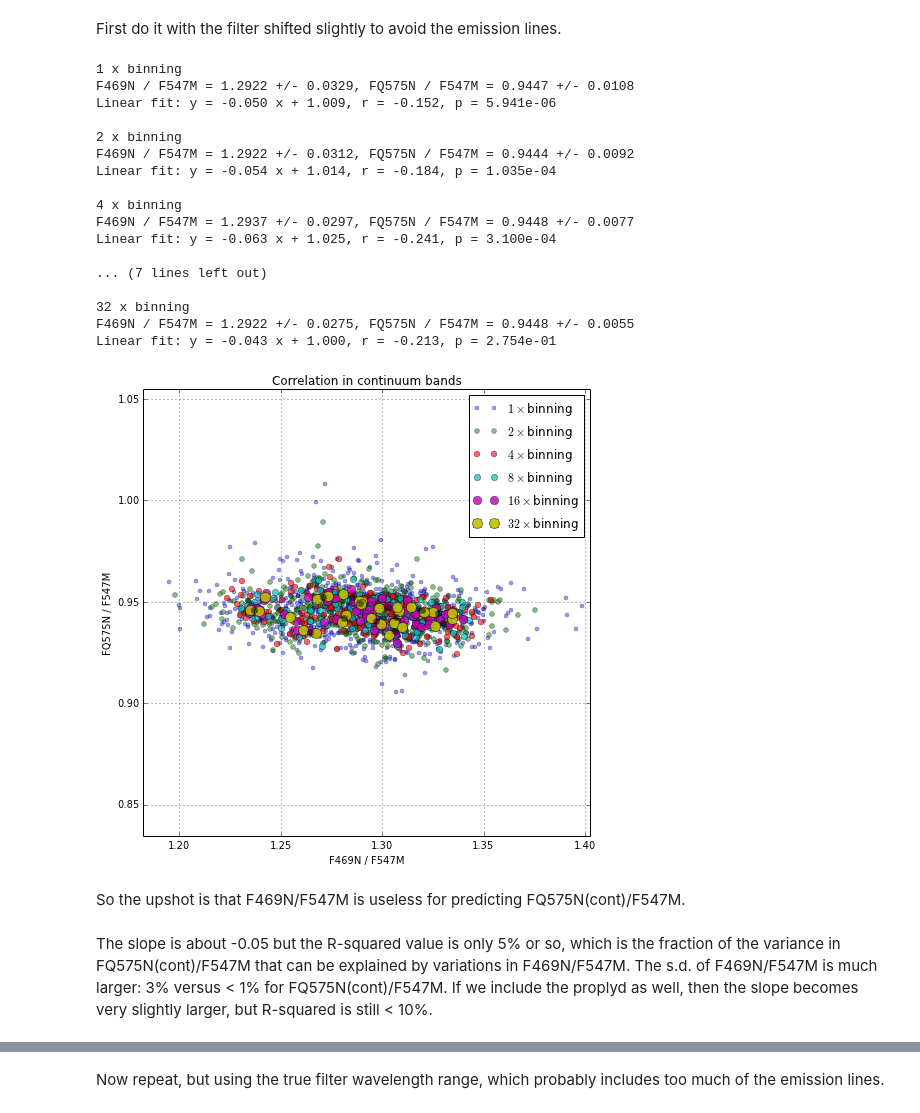
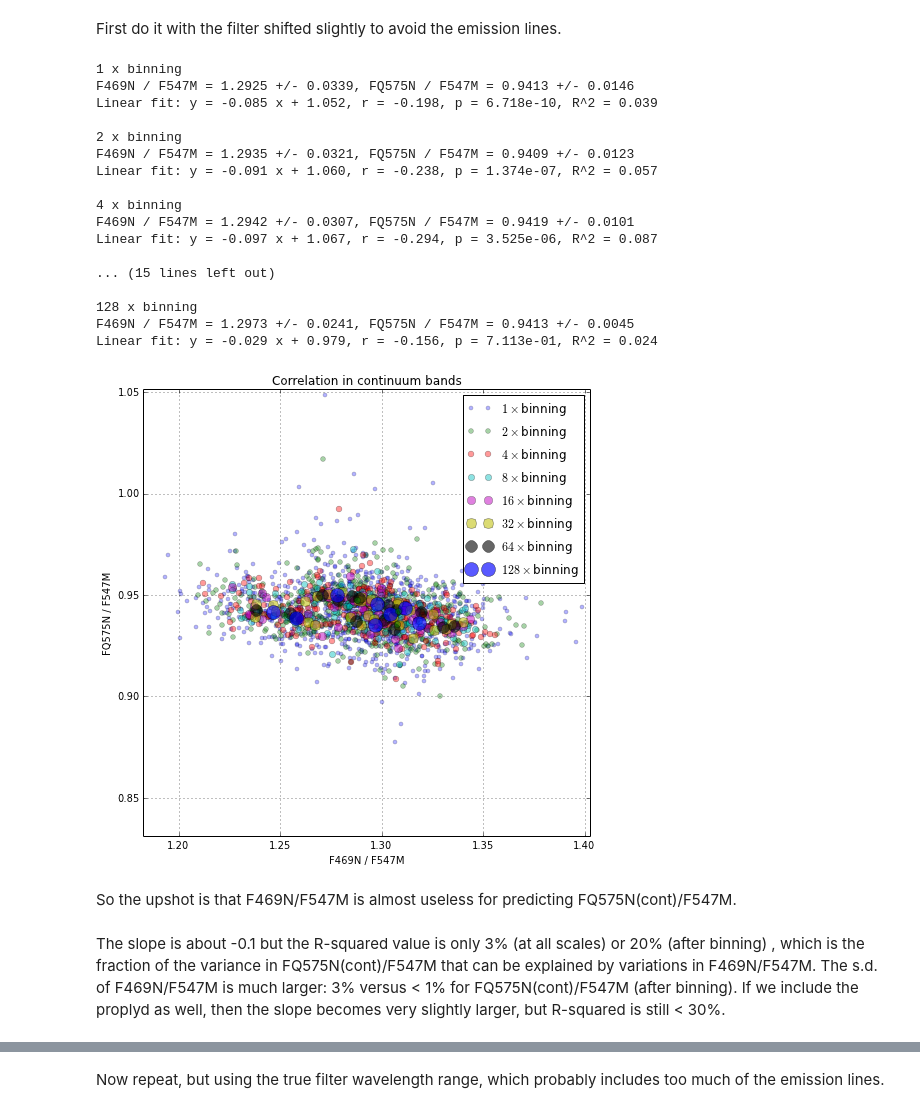
Before and after one commit to deprecated/orion-tsq, a Jupyter notebook: Bally STIS spectrum.ipynb, the cells around one changed output, grey strips where cells are left out. Cells and saved outputs as stored; diff of their text form; code cells hidden in the pictures.

```diff
--- a/Bally STIS spectrum.ipynb
+++ b/Bally STIS spectrum.ipynb
@@ -74,8 +74,11 @@ def mean_profile(image, filt, red_edge=1110, blue_edge=93):
     return image[:, i1:i2].mean(axis=1)
 # %% [markdown]
 The FQ575N filter doesn't quite fit in the G430L spectrum, so do another one next to it.
-# %%
-filters["FQ575N shift"] = {'i1': 1075, 'i2': 1108}
+# %%
+# filters["FQ575N shift"] = {'i1': 1075, 'i2': 1108} # Broad
+filters["FQ575N shift"] = {'i1': 1090, 'i2': 1108} # Narrow
+#filters["FQ575N shift"] = {'i1': 1100, 'i2': 1108} # Very Narrow
+filters["FQ575N double shift"] = {'i1': 1070, 'i2': 1090} # Just to blue
 # %% [markdown]
 Also the F469N filter can not be well simulated, since the blended He I 4713 and [Fe III] 4658 lines get in the way.  These are both on the edge of the filter bandpass, so it is not clear how much they enter (we suspect that the [Fe III] line does enter though).  In the spectrum, however, due to the 2 arcsec (= 100 Angstrom) slit width, the lines contribute about 5-10% of the filter flux (mainly [Fe III]).
 # %% [markdown]
@@ -156,7 +161,7 @@ good_mask = (f547m > 0.8*np.median(f547m)) & (np.abs(np.abs(x) - 11.75) > 0.45)
 y1 = fq575n[good_mask]/np.median(f547m)
 y2 = f547m[good_mask]/np.median(f547m)
 xm = x[good_mask]
-factor = 0.945
+factor = 0.938
 label1 = "FQ575N continuum"
 label2 = "{:.3f} x F547M continuum".format(factor)
 fill_between(x, (~good_mask).astype(int)*5.0, facecolor="k", alpha=0.2)
@@ -184,63 +189,71 @@ import scipy.stats
 # %% [markdown]
 First do it with the filter shifted slightly to avoid the emission lines.
 # %%
-F1, F2= "F469N shift", "FQ575N shift"
+F1, F2, F3 = "F469N shift", "FQ575N shift", "FQ575N double shift"
 width = 0.22
 x = xpos*3600
 good_mask = (f547m > 0.8*np.median(f547m)) & (np.abs(np.abs(x) - 11.75) > 0.45) & (xpos < 0.0068786014) & (xpos > -0.0071414223)
-good_mask = good_mask & (np.abs(x) > 2.0) # exclude proplyd
+#good_mask = good_mask & (np.abs(x) > 2.0) # exclude proplyd
 rat1 = mean_profile(hdu.data, filters[F1])[good_mask]/f547m[good_mask]
 x1 = np.median(rat1) - 0.5*width
 x2 = np.median(rat1) + 0.5*width
 rat2 = mean_profile(hdu.data, filters[F2])[good_mask]/f547m[good_mask]
 y1 = np.median(rat2) - 0.5*width
 y2 = np.median(rat2) + 0.5*width
-alpha = 0.4
+rat3 = mean_profile(hdu.data, filters[F3])[good_mask]/mean_profile(hdu.data, filters[F2])[good_mask]
+alpha = 0.3
 ms = 4.0
 label1 = "{} / F547M".format(F1.split()[0])
 label2 = "{} / F547M".format(F2.split()[0])
-for i in range(6):
+var_rat1, var_rat2, var_rat3 = [], [], []
+bins = np.arange(8)
+for i in bins:
     print "{} x binning".format(2**i)
+    var_rat1.append(np.var(rat1))
+    var_rat2.append(np.var(rat2))
+    var_rat3.append(np.var(rat3))
     print "{} = {:.4f} +/- {:.4f}, {} = {:.4f} +/- {:.4f}".format(label1, np.median(rat1), np.std(rat1),
                                                                   label2, np.median(rat2), np.std(rat2))
     plot(rat1, rat2, "o", alpha=alpha, ms=ms,
          label=r"${} \times$ binning".format(2**i))
     slope, intercept, r_value, p_value, std_err = scipy.stats.linregress(rat1, rat2)
-    print "Linear fit: y = {:.3f} x + {:.3f}, r = {:.3f}, p = {:.3e}".format(slope, intercept, r_value, p_value)
+    print "Linear fit: y = {:.3f} x + {:.3f}, r = {:.3f}, p = {:.3e}, R^2 = {:.3f}".format(
+                slope, intercept, r_value, p_value, r_value**2)
     rat1 = double_up(rat1)
     rat2 = double_up(rat2)
+    rat3 = double_up(rat3)
     ms *= 1.2
-    alpha += 0.1
+    alpha += 0.05
     print
 plot(rat1, rat2, 'o', alpha=0.5)
 xlim(x1, x2)
 ylim(y1, y2)
 legend()
 grid()
 title("Correlation in continuum bands")
 xlabel(label1)
 ylabel(label2)
 gcf().set_size_inches(8,8)
 # %% [output]
 1 x binning
-F469N / F547M = 1.2922 +/- 0.0329, FQ575N / F547M = 0.9447 +/- 0.0108
-Linear fit: y = -0.050 x + 1.009, r = -0.152, p = 5.941e-06
+F469N / F547M = 1.2925 +/- 0.0339, FQ575N / F547M = 0.9413 +/- 0.0146
+Linear fit: y = -0.085 x + 1.052, r = -0.198, p = 6.718e-10, R^2 = 0.039
 
 2 x binning
-F469N / F547M = 1.2922 +/- 0.0312, FQ575N / F547M = 0.9444 +/- 0.0092
-Linear fit: y = -0.054 x + 1.014, r = -0.184, p = 1.035e-04
+F469N / F547M = 1.2935 +/- 0.0321, FQ575N / F547M = 0.9409 +/- 0.0123
+Linear fit: y = -0.091 x + 1.060, r = -0.238, p = 1.374e-07, R^2 = 0.057
 
 4 x binning
-F469N / F547M = 1.2937 +/- 0.0297, FQ575N / F547M = 0.9448 +/- 0.0077
-Linear fit: y = -0.063 x + 1.025, r = -0.241, p = 3.100e-04
+F469N / F547M = 1.2942 +/- 0.0307, FQ575N / F547M = 0.9419 +/- 0.0101
+Linear fit: y = -0.097 x + 1.067, r = -0.294, p = 3.525e-06, R^2 = 0.087
 
-... (7 lines left out)
+... (15 lines left out)
 
-32 x binning
-F469N / F547M = 1.2922 +/- 0.0275, FQ575N / F547M = 0.9448 +/- 0.0055
-Linear fit: y = -0.043 x + 1.000, r = -0.213, p = 2.754e-01
+128 x binning
+F469N / F547M = 1.2973 +/- 0.0241, FQ575N / F547M = 0.9413 +/- 0.0045
+Linear fit: y = -0.029 x + 0.979, r = -0.156, p = 7.113e-01, R^2 = 0.024
-[figure, old version]
+[figure, new version]
 # %% [markdown]
-So the upshot is that F469N/F547M is useless for predicting FQ575N(cont)/F547M.
+So the upshot is that F469N/F547M is almost useless for predicting FQ575N(cont)/F547M.
 # %% [markdown]
-The slope is about -0.05 but the R-squared value is only 5% or so, which is the fraction of the variance in FQ575N(cont)/F547M that can be explained by variations in F469N/F547M.  The s.d. of F469N/F547M is much larger: 3% versus < 1% for FQ575N(cont)/F547M.  If we include the proplyd as well, then the slope becomes very slightly larger, but R-squared is still < 10%.
+The slope is about -0.1 but the R-squared value is only 3% (at all scales) or 20% (after binning) , which is the fraction of the variance in FQ575N(cont)/F547M that can be explained by variations in F469N/F547M.  The s.d. of F469N/F547M is much larger: 3% versus < 1% for FQ575N(cont)/F547M (after binning).  If we include the proplyd as well, then the slope becomes very slightly larger, but R-squared is still < 30%.
```
Also changed, not shown: parts of 10 cells of this notebook, 1 other file.
